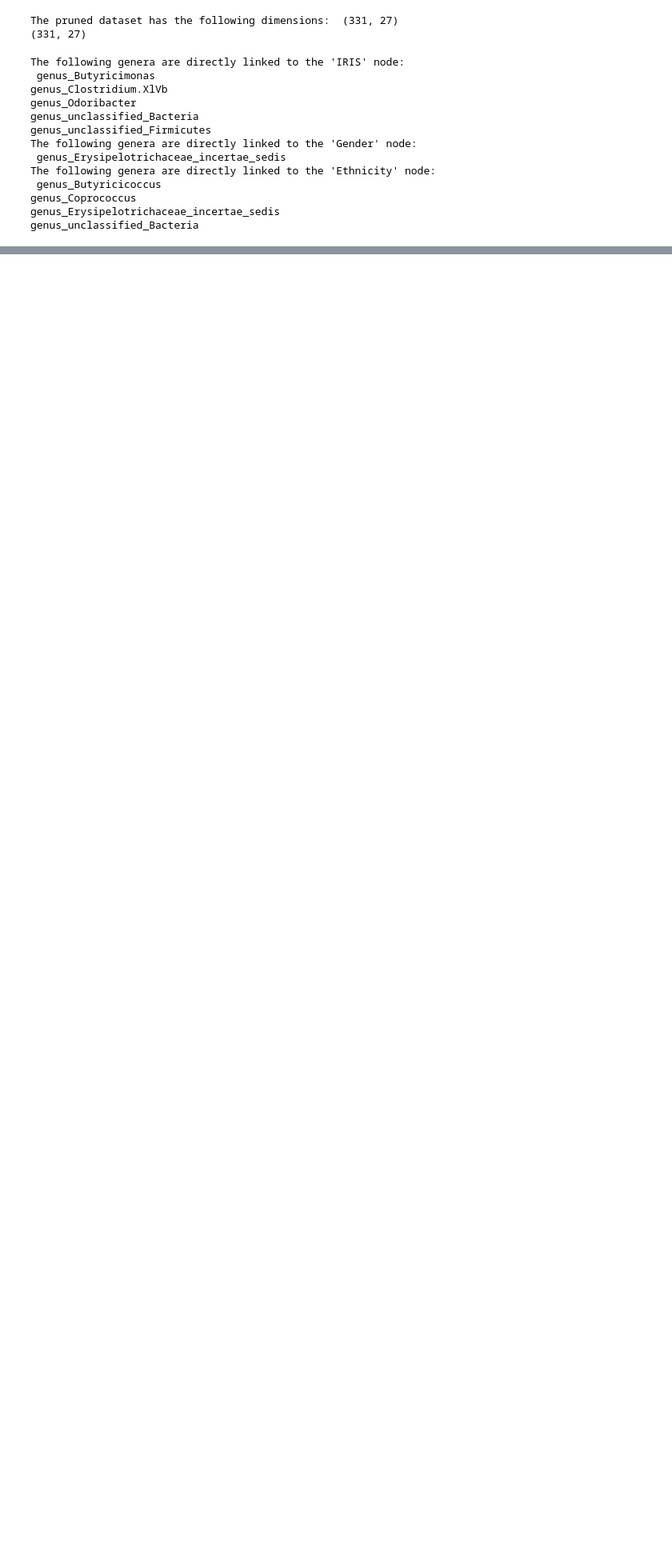
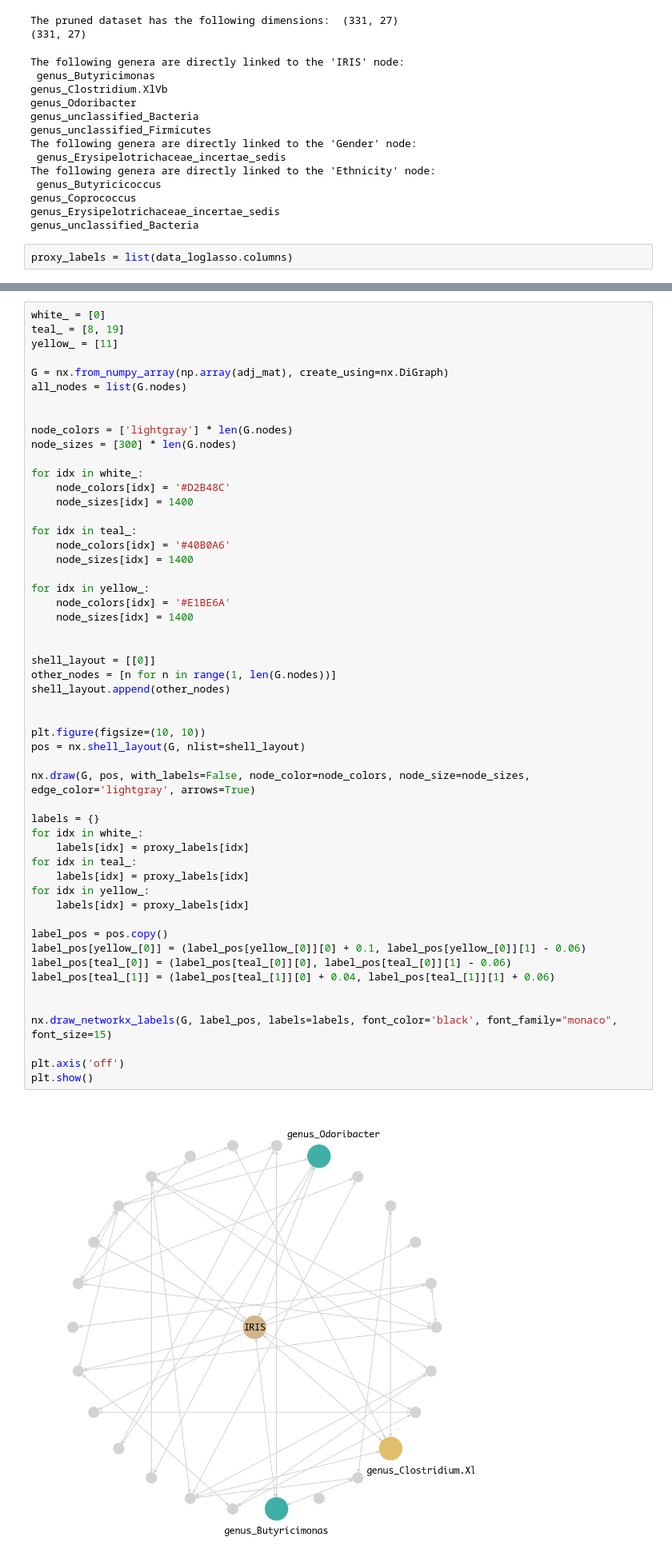
Before and after one commit to nzhang20/Causal-Discovery-on-Gut-Microbial-Data-for-Disease-Risk-Prediction, a Jupyter notebook: notebooks/poster-figures.ipynb, the cells around one changed output, grey strips where cells are left out. Shown at 80% size. Saved outputs shown, nothing was run; the diff lists cells and outputs as text; blank space fills up the shorter version.

Commit message:
poster networks

```diff
--- a/notebooks/poster-figures.ipynb
+++ b/notebooks/poster-figures.ipynb
@@ -50,3 +50,5 @@ The following genera are directly linked to the 'Ethnicity' node:
 genus_Coprococcus
 genus_Erysipelotrichaceae_incertae_sedis
 genus_unclassified_Bacteria
+# %%
+proxy_labels = list(data_loglasso.columns)
@@ -79,0 +82,55 @@ heatmap(t2d_causal_graph.graph, list(data_loglasso.columns), list(data_loglasso.
+# %%
+white_ = [0]
+teal_ = [8, 19]
+yellow_ = [11]
+
+G = nx.from_numpy_array(np.array(adj_mat), create_using=nx.DiGraph)
+all_nodes = list(G.nodes)
+
+
+node_colors = ['lightgray'] * len(G.nodes)
+node_sizes = [300] * len(G.nodes)
+
+for idx in white_:
+    node_colors[idx] = '#D2B48C'
+    node_sizes[idx] = 1400
+
+for idx in teal_:
+    node_colors[idx] = '#40B0A6'
+    node_sizes[idx] = 1400
+
+for idx in yellow_:
+    node_colors[idx] = '#E1BE6A'
+    node_sizes[idx] = 1400
+
+
+shell_layout = [[0]]
+other_nodes = [n for n in range(1, len(G.nodes))]
+shell_layout.append(other_nodes)
+
+
+plt.figure(figsize=(10, 10))
+pos = nx.shell_layout(G, nlist=shell_layout)
+
+nx.draw(G, pos, with_labels=False, node_color=node_colors, node_size=node_sizes, edge_color='lightgray', arrows=True)
+
+labels = {}
+for idx in white_:
+    labels[idx] = proxy_labels[idx]
+for idx in teal_:
+    labels[idx] = proxy_labels[idx]
+for idx in yellow_:
+    labels[idx] = proxy_labels[idx]
+
+label_pos = pos.copy()
+label_pos[yellow_[0]] = (label_pos[yellow_[0]][0] + 0.1, label_pos[yellow_[0]][1] - 0.06)
+label_pos[teal_[0]] = (label_pos[teal_[0]][0], label_pos[teal_[0]][1] - 0.06)
+label_pos[teal_[1]] = (label_pos[teal_[1]][0] + 0.04, label_pos[teal_[1]][1] + 0.06)
+
+
+nx.draw_networkx_labels(G, label_pos, labels=labels, font_color='black', font_family="monaco", font_size=15)
+
+plt.axis('off')
+plt.show()
+# %% [output]
+[figure, added]
```
Also changed, not shown: parts of 10 cells of this notebook.
